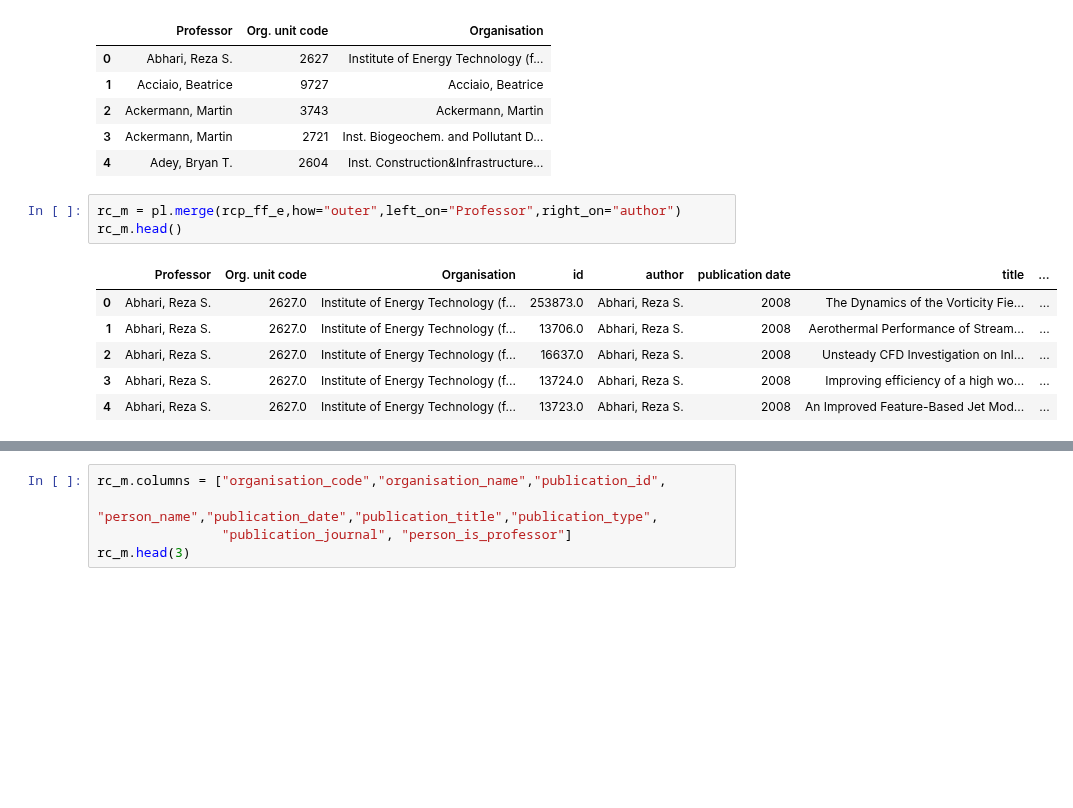
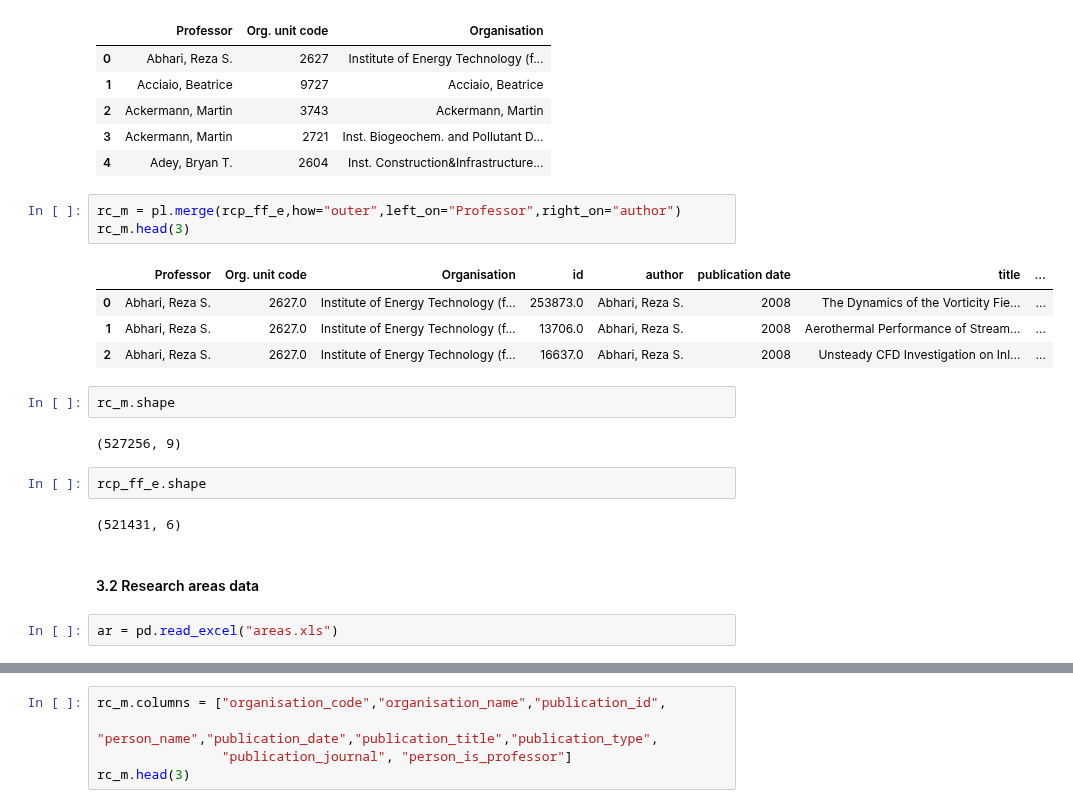
Before and after one commit to GiuliaLanzillotta/ETH_SEARCH, a Jupyter notebook: Data import.ipynb, the cells around one changed output, grey strips where cells are left out. Cells and saved outputs as stored; diff of their text form; blank space fills up the shorter version.

```diff
--- a/Data import.ipynb
+++ b/Data import.ipynb
@@ -131,11 +133,21 @@ pl.head()
 | 4 | Adey, Bryan T. | 2604 | Inst. Construction&Infrastructure... |
 # %%
 rc_m = pl.merge(rcp_ff_e,how="outer",left_on="Professor",right_on="author")
-rc_m.head()
+rc_m.head(3)
 # %% [output]
 |  | Professor | Org. unit code | Organisation | id | author | publication date | title | ... |
 | 0 | Abhari, Reza S. | 2627.0 | Institute of Energy Technology (f... | 253873.0 | Abhari, Reza S. | 2008 | The Dynamics of the Vorticity Fie... | ... |
 | 1 | Abhari, Reza S. | 2627.0 | Institute of Energy Technology (f... | 13706.0 | Abhari, Reza S. | 2008 | Aerothermal Performance of Stream... | ... |
 | 2 | Abhari, Reza S. | 2627.0 | Institute of Energy Technology (f... | 16637.0 | Abhari, Reza S. | 2008 | Unsteady CFD Investigation on Inl... | ... |
-| 3 | Abhari, Reza S. | 2627.0 | Institute of Energy Technology (f... | 13724.0 | Abhari, Reza S. | 2008 | Improving efficiency of a high wo... | ... |
-| 4 | Abhari, Reza S. | 2627.0 | Institute of Energy Technology (f... | 13723.0 | Abhari, Reza S. | 2008 | An Improved Feature-Based Jet Mod... | ... |
+# %%
+rc_m.shape
+# %% [output]
+(527256, 9)
+# %%
+rcp_ff_e.shape
+# %% [output]
+(521431, 6)
+# %% [markdown]
+#### 3.2 Research areas data
+# %%
+ar = pd.read_excel("areas.xls")
```
Also changed, not shown: parts of 22 cells of this notebook.
